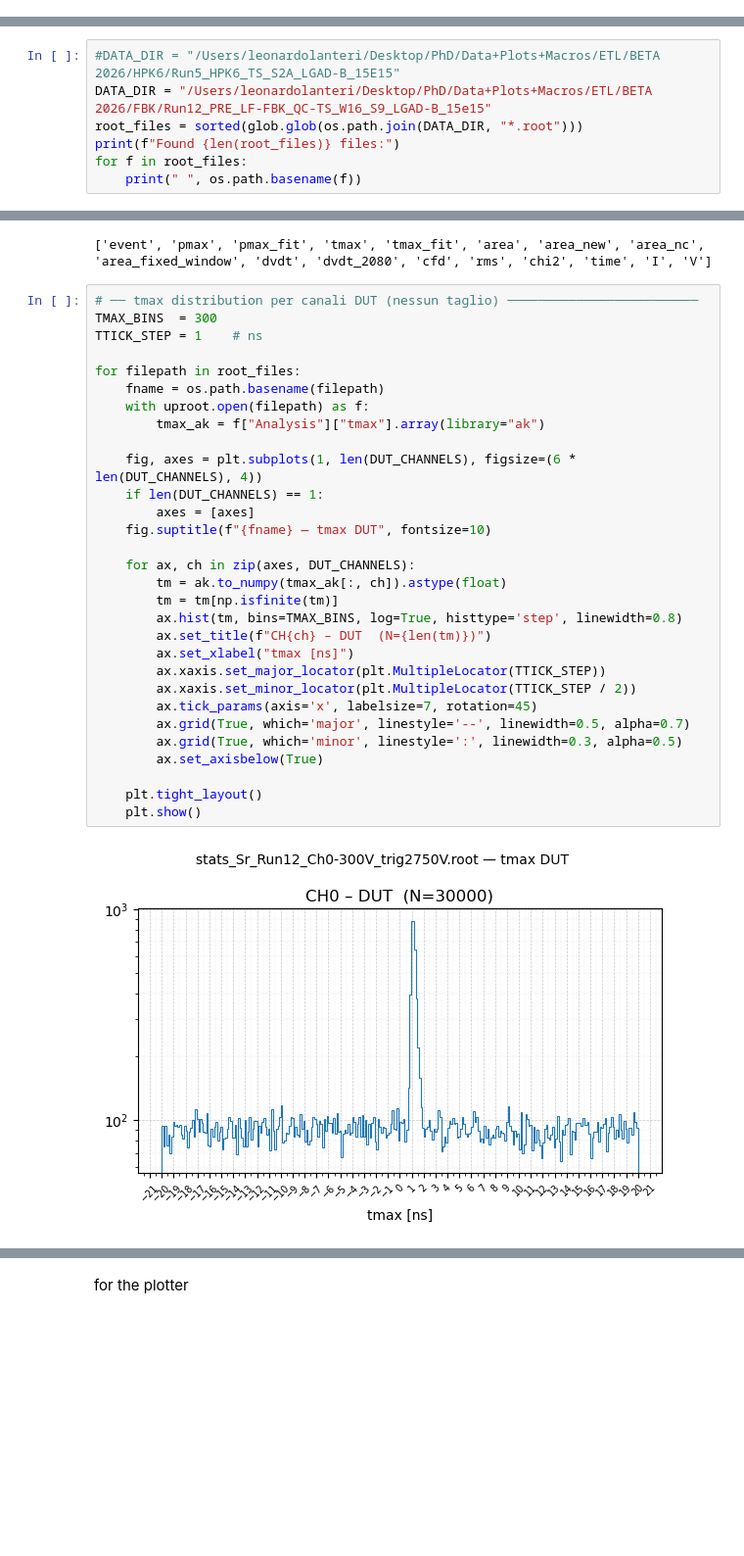
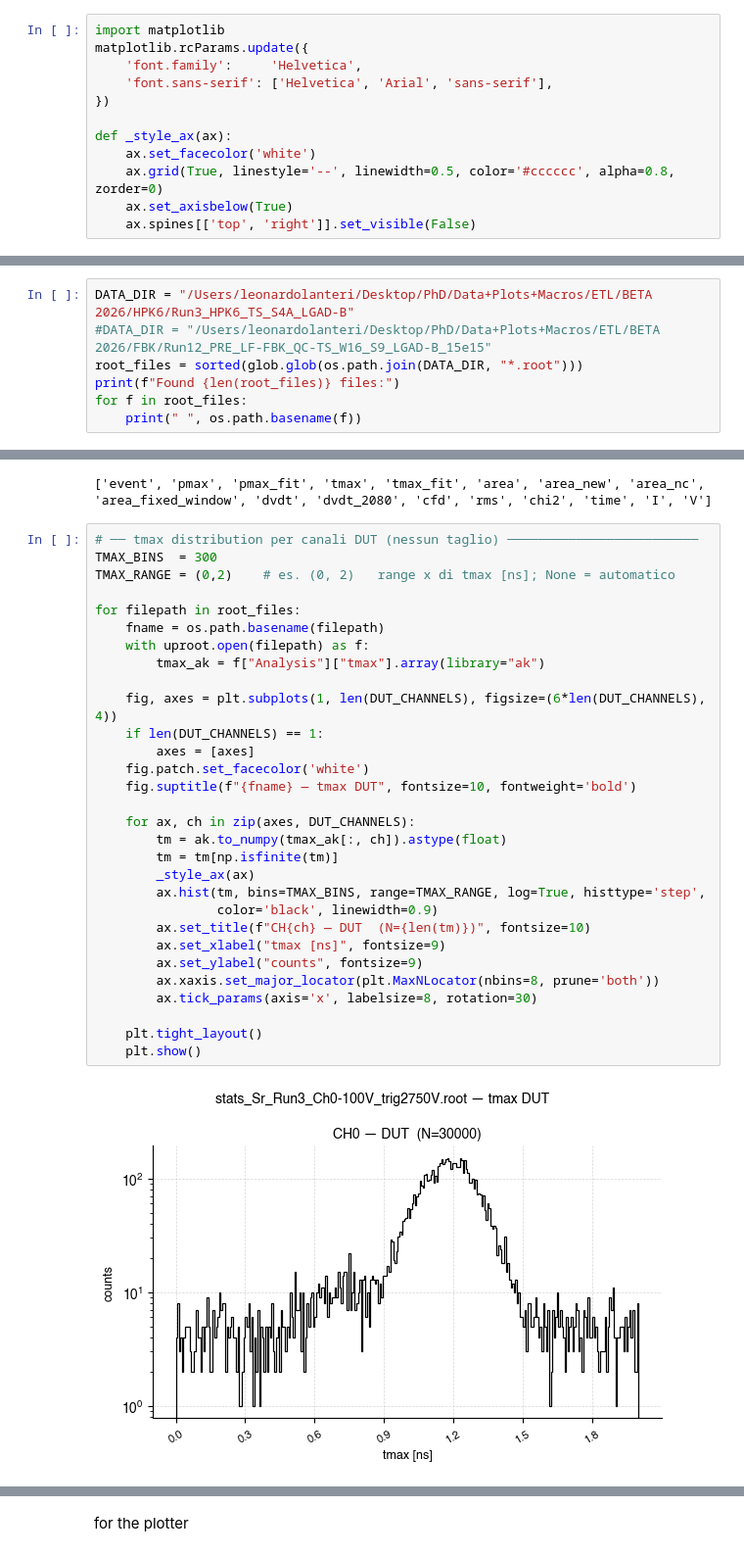
Before and after one commit to leonardolanteri/Beta_analyzer, a Jupyter notebook: beta_analyzer.ipynb, the cells around one changed output, grey strips where cells are left out. Shown at 98% size. Cells and saved outputs as stored; diff of their text form; blank space fills up the shorter version.

Commit message:
small changes to the graphics and defined lanagaus fit

```diff
--- a/beta_analyzer.ipynb
+++ b/beta_analyzer.ipynb
@@ -13,6 +13,18 @@ from scipy.stats import moyal
 from scipy.optimize import curve_fit
 import os, glob, warnings
 warnings.filterwarnings('ignore')
+# %%
+import matplotlib
+matplotlib.rcParams.update({
+    'font.family':     'Helvetica',
+    'font.sans-serif': ['Helvetica', 'Arial', 'sans-serif'],
+})
+
+def _style_ax(ax):
+    ax.set_facecolor('white')
+    ax.grid(True, linestyle='--', linewidth=0.5, color='#cccccc', alpha=0.8, zorder=0)
+    ax.set_axisbelow(True)
+    ax.spines[['top', 'right']].set_visible(False)
 # %%
 # ── Configurazione canali ─────────────────────────────────────────────────────
 N_CHANNELS = 2           # numero di canali attivi nel file ROOT
@@ -35,8 +47,8 @@ DUT channels   : [0]
 MCP channel    : 1
 Pairs CFD      : [(0, 1)]
 # %%
-#DATA_DIR = "/Users/leonardolanteri/Desktop/PhD/Data+Plots+Macros/ETL/BETA 2026/HPK6/Run5_HPK6_TS_S2A_LGAD-B_15E15"
-DATA_DIR = "/Users/leonardolanteri/Desktop/PhD/Data+Plots+Macros/ETL/BETA 2026/FBK/Run12_PRE_LF-FBK_QC-TS_W16_S9_LGAD-B_15e15"
+DATA_DIR = "/Users/leonardolanteri/Desktop/PhD/Data+Plots+Macros/ETL/BETA 2026/HPK6/Run3_HPK6_TS_S4A_LGAD-B"
+#DATA_DIR = "/Users/leonardolanteri/Desktop/PhD/Data+Plots+Macros/ETL/BETA 2026/FBK/Run12_PRE_LF-FBK_QC-TS_W16_S9_LGAD-B_15e15"
 root_files = sorted(glob.glob(os.path.join(DATA_DIR, "*.root")))
 print(f"Found {len(root_files)} files:")
 for f in root_files:
@@ -61,32 +74,32 @@ with uproot.open(root_files[0]) as f:
 # %%
 # ── tmax distribution per canali DUT (nessun taglio) ─────────────────────────
 TMAX_BINS  = 300
-TTICK_STEP = 1    # ns
+TMAX_RANGE = (0,2)    # es. (0, 2)   range x di tmax [ns]; None = automatico
 
 for filepath in root_files:
     fname = os.path.basename(filepath)
     with uproot.open(filepath) as f:
         tmax_ak = f["Analysis"]["tmax"].array(library="ak")
 
-    fig, axes = plt.subplots(1, len(DUT_CHANNELS), figsize=(6 * len(DUT_CHANNELS), 4))
+    fig, axes = plt.subplots(1, len(DUT_CHANNELS), figsize=(6*len(DUT_CHANNELS), 4))
     if len(DUT_CHANNELS) == 1:
         axes = [axes]
-    fig.suptitle(f"{fname} — tmax DUT", fontsize=10)
+    fig.patch.set_facecolor('white')
+    fig.suptitle(f"{fname} — tmax DUT", fontsize=10, fontweight='bold')
 
     for ax, ch in zip(axes, DUT_CHANNELS):
         tm = ak.to_numpy(tmax_ak[:, ch]).astype(float)
         tm = tm[np.isfinite(tm)]
-        ax.hist(tm, bins=TMAX_BINS, log=True, histtype='step', linewidth=0.8)
-        ax.set_title(f"CH{ch} – DUT  (N={len(tm)})")
-        ax.set_xlabel("tmax [ns]")
-        ax.xaxis.set_major_locator(plt.MultipleLocator(TTICK_STEP))
-        ax.xaxis.set_minor_locator(plt.MultipleLocator(TTICK_STEP / 2))
-        ax.tick_params(axis='x', labelsize=7, rotation=45)
-        ax.grid(True, which='major', linestyle='--', linewidth=0.5, alpha=0.7)
-        ax.grid(True, which='minor', linestyle=':', linewidth=0.3, alpha=0.5)
-        ax.set_axisbelow(True)
+        _style_ax(ax)
+        ax.hist(tm, bins=TMAX_BINS, range=TMAX_RANGE, log=True, histtype='step',
+                color='black', linewidth=0.9)
+        ax.set_title(f"CH{ch} — DUT  (N={len(tm)})", fontsize=10)
+        ax.set_xlabel("tmax [ns]", fontsize=9)
+        ax.set_ylabel("counts", fontsize=9)
+        ax.xaxis.set_major_locator(plt.MaxNLocator(nbins=8, prune='both'))
+        ax.tick_params(axis='x', labelsize=8, rotation=30)
 
     plt.tight_layout()
     plt.show()
 # %% [output]
-[figure, old version]
+[figure, new version]
```
Also changed, not shown: parts of 9 cells of this notebook.
